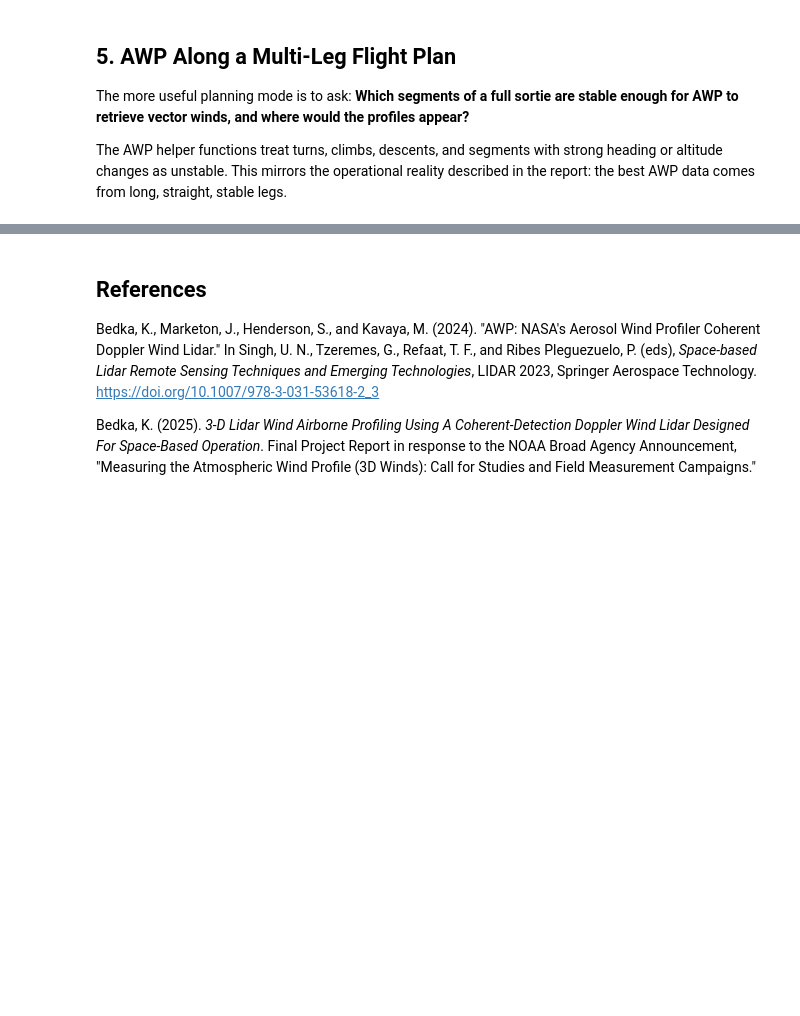
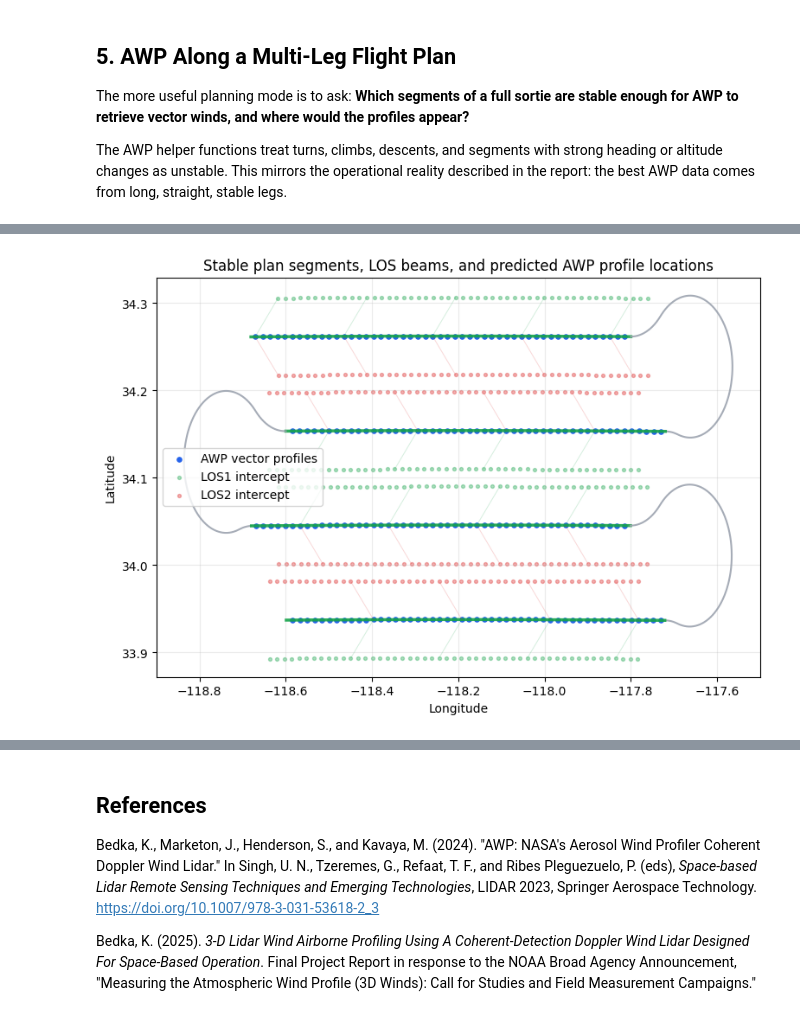
Before and after one commit to ryanpavlick/hyplan, a Jupyter notebook: notebooks/awp_planning.ipynb, the cells around one changed output, grey strips where cells are left out. Drawn from its saved outputs; the diff is of its cells as text; code cells hidden in the pictures; blank space fills up the shorter version.

```diff
--- a/notebooks/awp_planning.ipynb
+++ b/notebooks/awp_planning.ipynb
@@ -306,26 +394,45 @@ profiles_plan.groupby(["source_segment_type", "source_segment_name"]).size().ren
 # %%
 fig, ax = plt.subplots(figsize=(9, 6))
 
 for _, row in flagged.iterrows():
     geom = row.geometry
     if getattr(geom, "geom_type", None) != "LineString":
         continue
     xs, ys = geom.xy
     color = "#16a34a" if row["awp_stable_platform_ok"] else "#9ca3af"
     width = 2.5 if row["segment_type"] == "flight_line" else 1.5
     ax.plot(xs, ys, color=color, linewidth=width, alpha=0.9)
 
+plot_awp_los(ax, profiles_plan, every=12, alpha=0.18, linewidth=0.7)
 ax.scatter(
     profiles_plan.geometry.x,
     profiles_plan.geometry.y,
     s=14,
     color="#2563eb",
     label="AWP vector profiles",
 )
+ax.scatter(
+    profiles_plan["los1_lon"],
+    profiles_plan["los1_lat"],
+    s=8,
+    color="#16a34a",
+    alpha=0.35,
+    label="LOS1 intercept",
+)
+ax.scatter(
+    profiles_plan["los2_lon"],
+    profiles_plan["los2_lat"],
+    s=8,
+    color="#dc2626",
+    alpha=0.35,
+    label="LOS2 intercept",
+)
 
-ax.set_title("Stable plan segments and predicted AWP profile locations")
+ax.set_title("Stable plan segments, LOS beams, and predicted AWP profile locations")
 ax.set_xlabel("Longitude")
 ax.set_ylabel("Latitude")
 ax.grid(alpha=0.25)
 ax.legend(loc="best")
 plt.show()
+# %% [output]
+[figure, added]
```
Also changed, not shown: parts of 19 cells of this notebook, 16 other files.
